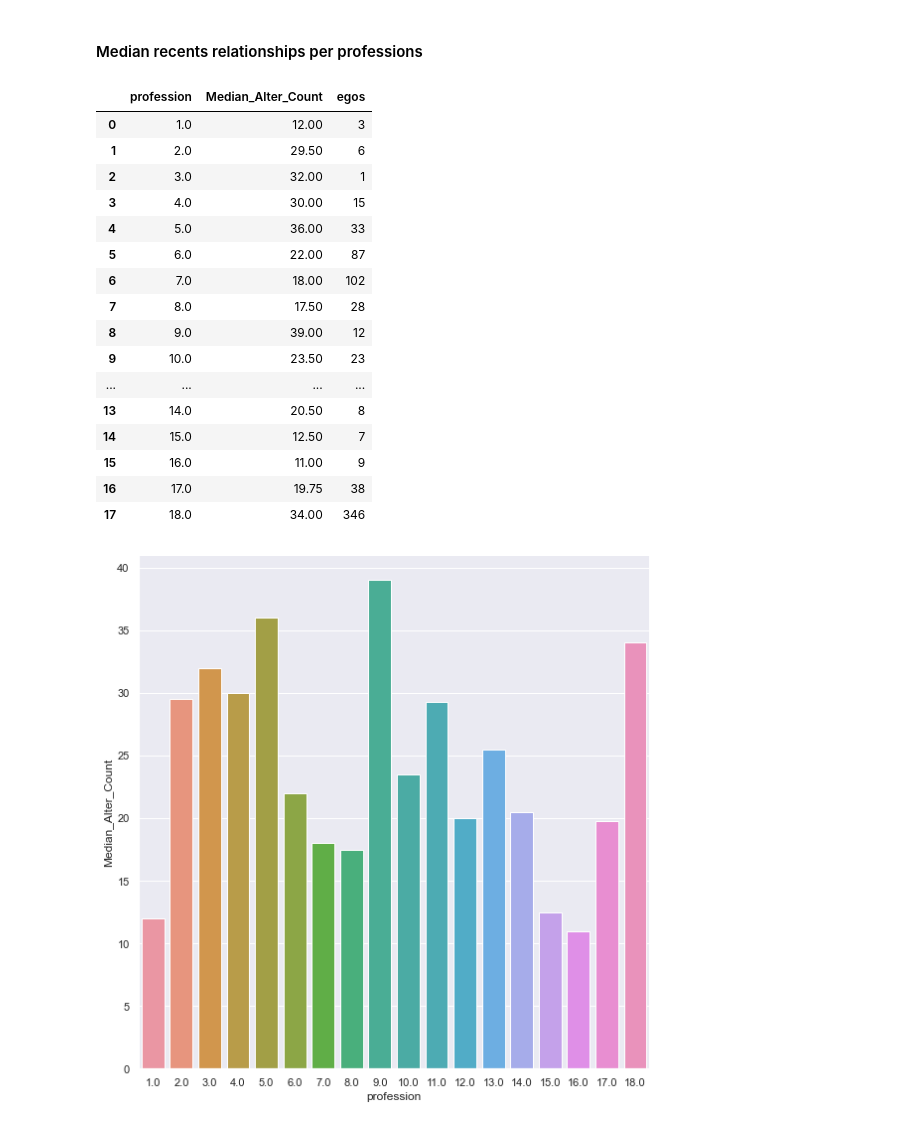
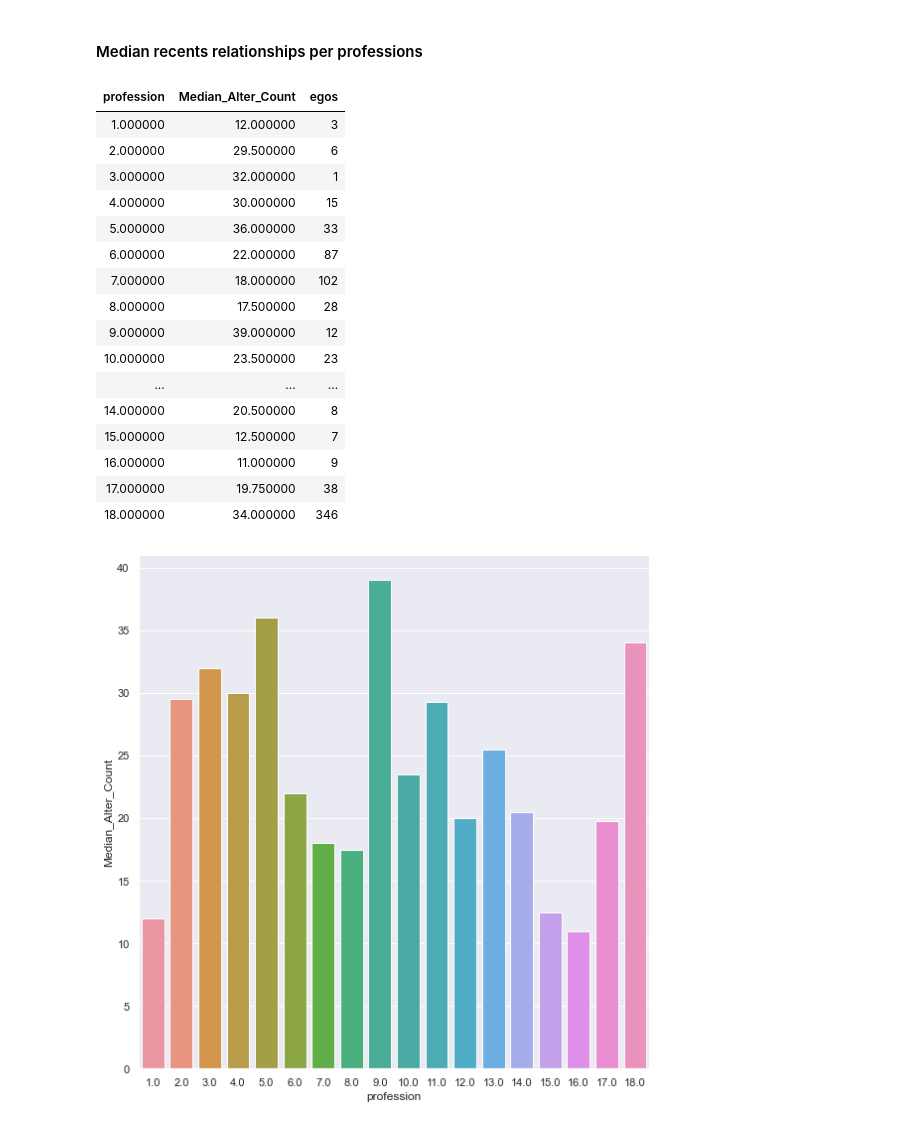
Before and after one commit to HyperionSuperNova/Algopol, a Jupyter notebook: Notebooks/Notebook_link_dynamics.ipynb, the cells around one changed output. Drawn from its saved outputs; the diff is of its cells as text; code cells hidden in the pictures.

```diff
--- a/Notebooks/Notebook_link_dynamics.ipynb
+++ b/Notebooks/Notebook_link_dynamics.ipynb
@@ -192,25 +212,25 @@ g = sns.catplot(x="profession", y="Mean_Alter_Count",data=df_mean_profession, ki
 [figure]
 # %% [markdown]
 #### Median recents relationships per professions
-# %%
-df_median_profession = median_professions(df_merged)
-df_median_profession
-# %% [output]
-|  | profession | Median_Alter_Count | egos |
-| 0 | 1.0 | 12.00 | 3 |
-| 1 | 2.0 | 29.50 | 6 |
-| 2 | 3.0 | 32.00 | 1 |
-| 3 | 4.0 | 30.00 | 15 |
-| 4 | 5.0 | 36.00 | 33 |
-| 5 | 6.0 | 22.00 | 87 |
-| 6 | 7.0 | 18.00 | 102 |
-| 7 | 8.0 | 17.50 | 28 |
-| 8 | 9.0 | 39.00 | 12 |
-| 9 | 10.0 | 23.50 | 23 |
-| ... | ... | ... | ... |
-| 13 | 14.0 | 20.50 | 8 |
-| 14 | 15.0 | 12.50 | 7 |
-| 15 | 16.0 | 11.00 | 9 |
-| 16 | 17.0 | 19.75 | 38 |
-| 17 | 18.0 | 34.00 | 346 |
+# %%
+median_professions_per_egos = median_ego_professions_distribution(altercount_sociocat)
+median_professions_per_egos.style.hide_index()
+# %% [output]
+| profession | Median_Alter_Count | egos |
+| 1.000000 | 12.000000 | 3 |
+| 2.000000 | 29.500000 | 6 |
+| 3.000000 | 32.000000 | 1 |
+| 4.000000 | 30.000000 | 15 |
+| 5.000000 | 36.000000 | 33 |
+| 6.000000 | 22.000000 | 87 |
+| 7.000000 | 18.000000 | 102 |
+| 8.000000 | 17.500000 | 28 |
+| 9.000000 | 39.000000 | 12 |
+| 10.000000 | 23.500000 | 23 |
+| ... | ... | ... |
+| 14.000000 | 20.500000 | 8 |
+| 15.000000 | 12.500000 | 7 |
+| 16.000000 | 11.000000 | 9 |
+| 17.000000 | 19.750000 | 38 |
+| 18.000000 | 34.000000 | 346 |
 # %%
```
Also changed, not shown: parts of 36 cells of this notebook.
